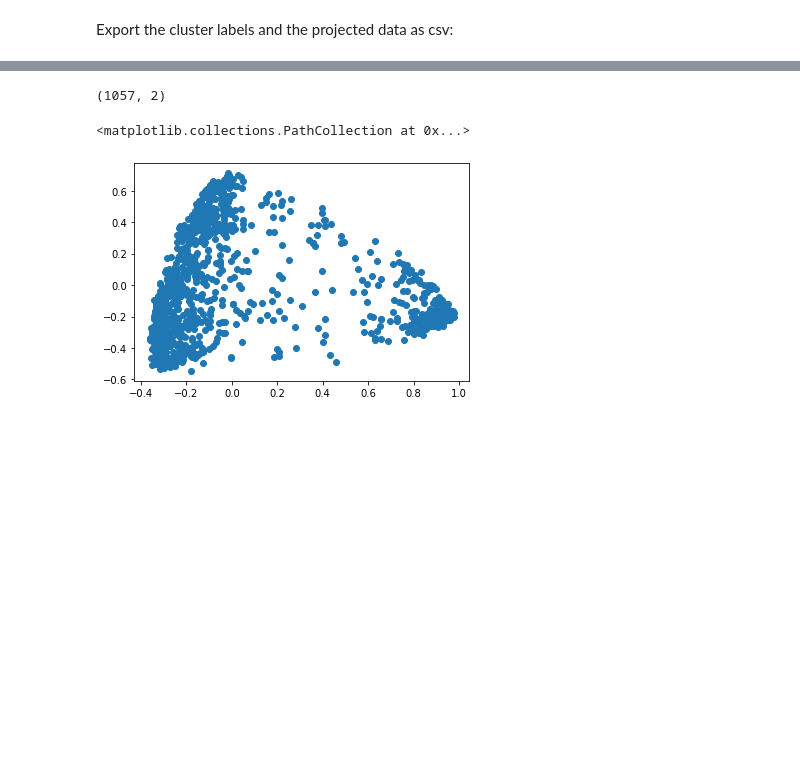
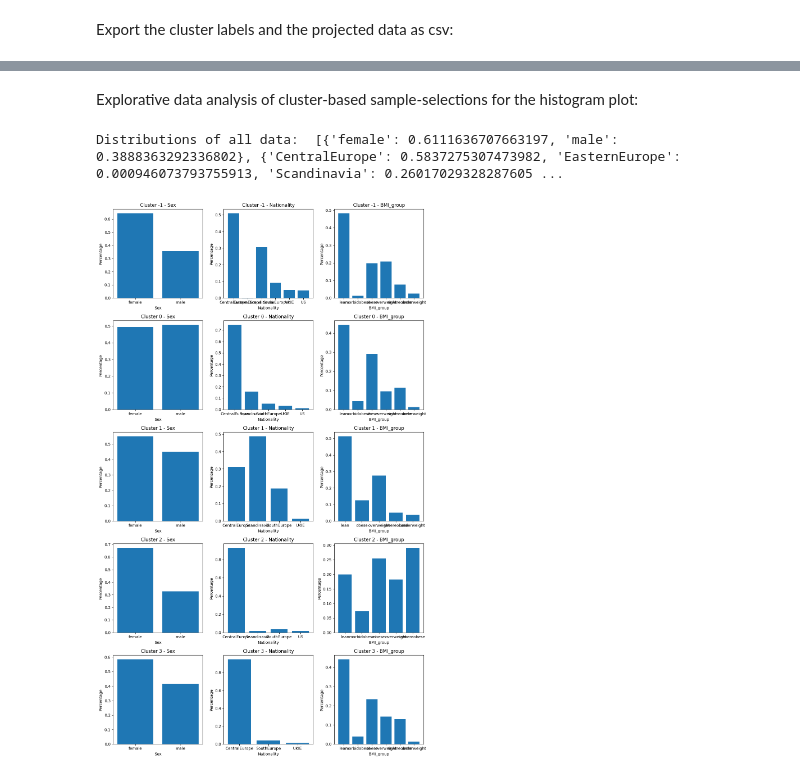
Before and after one commit to leonardsiegert/human-intestinal-ecosystem, a Jupyter notebook: data/clustering/dim_red.ipynb, the cells around one changed output, grey strips where cells are left out. Cells and saved outputs as stored; diff of their text form; code cells hidden in the pictures; blank space fills up the shorter version.

```diff
--- a/data/clustering/dim_red.ipynb
+++ b/data/clustering/dim_red.ipynb
@@ -160,17 +140,43 @@ Distributions of cluster  5 :  [{'female': 0.7047619047619048, 'male': 0.2952380
-# %%
-# now for bacteria
-data = data.T
-
-pca_model = PCA(n_components=2)
-pca_model.fit(data)
-
-projected_data = pca_model.transform(data)
-
-print(projected_data.shape)
-
-
-plt.scatter(projected_data[:, 0], projected_data[:, 1])
-# %% [output]
-(1057, 2)
-<matplotlib.collections.PathCollection at 0x...>
-[figure, removed]
+# %% [markdown]
+Explorative data analysis of cluster-based sample-selections for the histogram plot:
+# %%
+def metadata_distributions(dataframe, features = ["Sex", "Nationality", "BMI_group"]):
+    """
+    Create a list of dictionaries of the distributions of selected features of a selected samples of the data.
+
+    Parameters:
+    dataframe : pd.DataFrame
+        The DataFrame containing the data.
+    features : list of str, optional
+        The list of feature names (columns) for which to compute distributions. Default is ["Sex", "Nationality", "BMI_group"].
+
+    Returns:
+    list of dict
+        A list of dictionaries, each containing the percentage distribution of unique values for a feature.
+    """
+    feature_dist = []
+    for feature in features:
+        percentages = {}
+        for group in np.unique(dataframe[feature]):
+            percentages[group] = len(
+                dataframe[dataframe[feature] == group]) / len(dataframe[feature])
+        feature_dist.append(percentages)
+    return feature_dist
+# %%
+# Explorative data analysis of cluster-based sample-selections for the histogram plot
+# create a histogram plot for the dbscan clusters and for each feature in ["Sex", "Nationality", "BMI_group"]
+features = ["Sex", "Nationality", "BMI_group"]
+fig, axs = plt.subplots(len(np.unique(dbscan_labels)), len(features), figsize=(len(features) * 4, len(np.unique(dbscan_labels)) * 4))
+for i, l in enumerate(np.unique(dbscan_labels)):
+    idx = np.where(dbscan_labels == l)[0]
+    selection = data_pd.iloc[idx]
+    for j, feature in enumerate(features):
+        axs[i, j].bar(metadata_distributions(selection)[j].keys(), metadata_distributions(selection)[j].values())
+        axs[i, j].set_title(f"Cluster {l} - {feature}")
+        axs[i, j].set_xlabel(feature)
+        axs[i, j].set_ylabel("Percentage")
+plt.tight_layout()
+plt.show()
+# %% [output]
+Distributions of all data:  [{'female': 0.6111636707663197, 'male': 0.3888363292336802}, {'CentralEurope': 0.5837275307473982, 'EasternEurope': 0.000946073793755913, 'Scandinavia': 0.26017029328287605 ...
+[figure, added]
```
Also changed, not shown: parts of 16 cells of this notebook, 2 other files.
